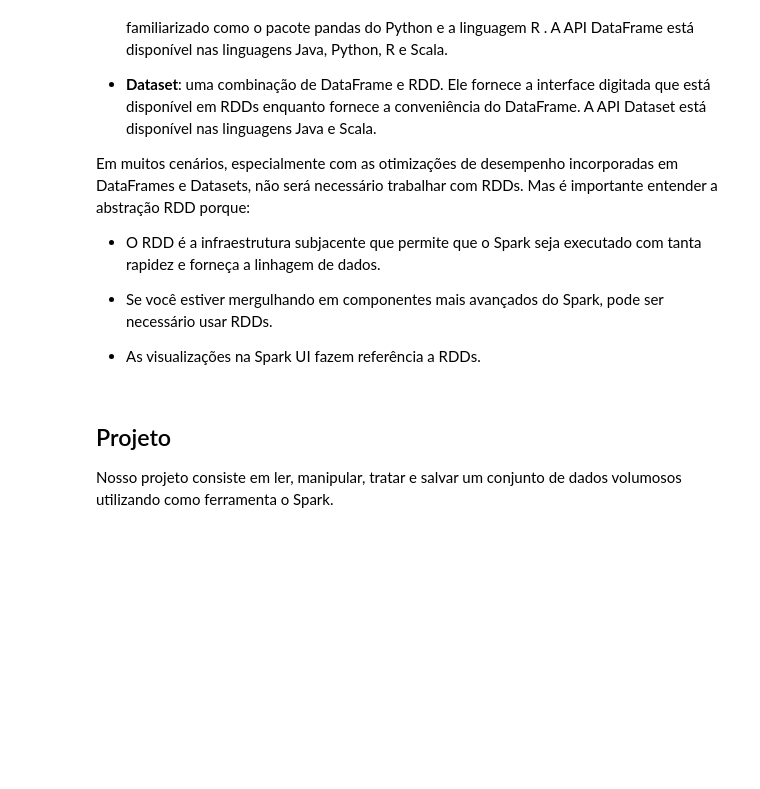
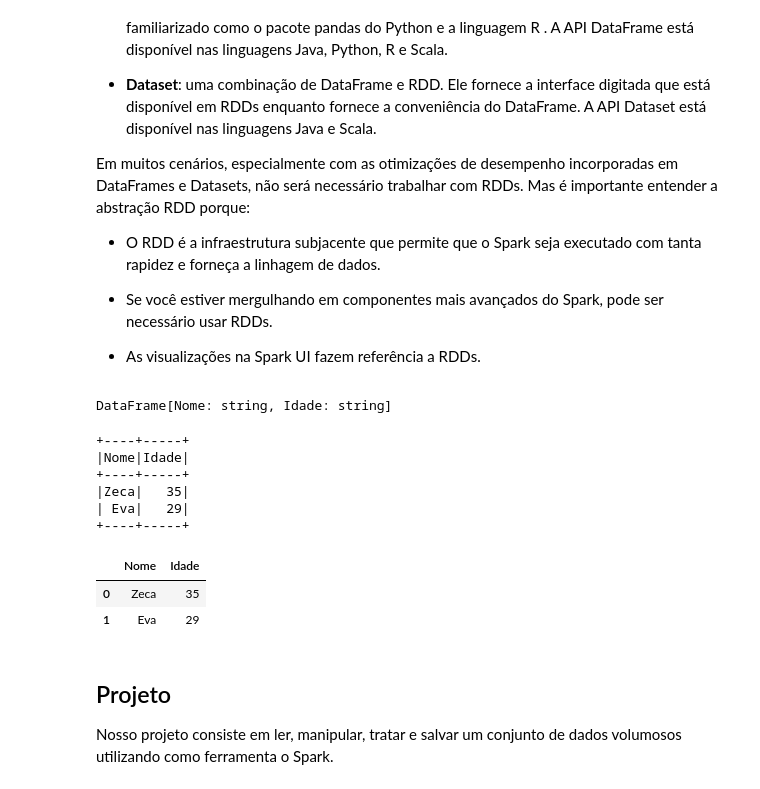
Before and after one commit to jeanhrsouza/apache-spark-python, a Jupyter notebook: 01 - Spark/aula0_projeto_spark.ipynb, the cells around one changed output. Drawn from its saved outputs; the diff is of its cells as text; code cells hidden in the pictures; blank space fills up the shorter version.

```diff
--- a/01 - Spark/aula0_projeto_spark.ipynb
+++ b/01 - Spark/aula0_projeto_spark.ipynb
@@ -131,0 +138,8 @@ spark = SparkSession.builder \
+# %%
+from pyspark.sql import SparkSession
+
+spark = SparkSession.builder \
+    .master('local[*]') \
+    .appName("Iniciando com Spark") \
+    .config('spark.ui.port', '4050') \
+    .getOrCreate()
@@ -157,8 +188,31 @@ Em muitos cenários, especialmente com as otimizações de desempenho incorporad
 
 - As visualizações na Spark UI fazem referência a RDDs.
 # %%
-data = [('Zeca','35'), ('Eva', '29')]
+data = [('Zeca','35'), ('Eva', '29')] #lista com tuplas
 colNames = ['Nome', 'Idade']
+
+#criando dataframe
+df = spark.createDataFrame(data, colNames)
+df
+# %% [output]
+DataFrame[Nome: string, Idade: string]
+# %%
+#visualizando como tabela
+df.show()
+# %% [output]
++----+-----+
+|Nome|Idade|
++----+-----+
+|Zeca|   35|
+| Eva|   29|
++----+-----+
+# %%
+#visualizando tabela no formato do Pandas
+df.toPandas()
+# %% [output]
+|  | Nome | Idade |
+| 0 | Zeca | 35 |
+| 1 | Eva | 29 |
 # %% [markdown]
 ## Projeto
 
```
Also changed, not shown: parts of 23 cells of this notebook, 1 other file.
